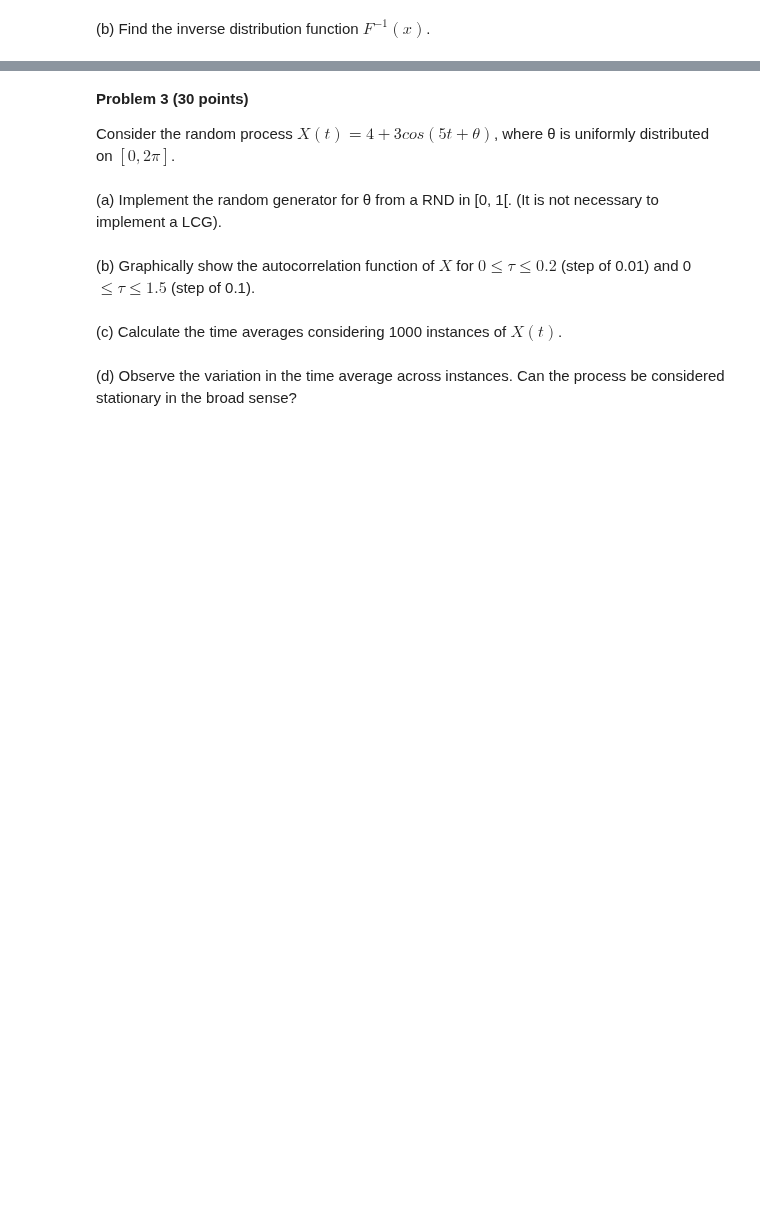
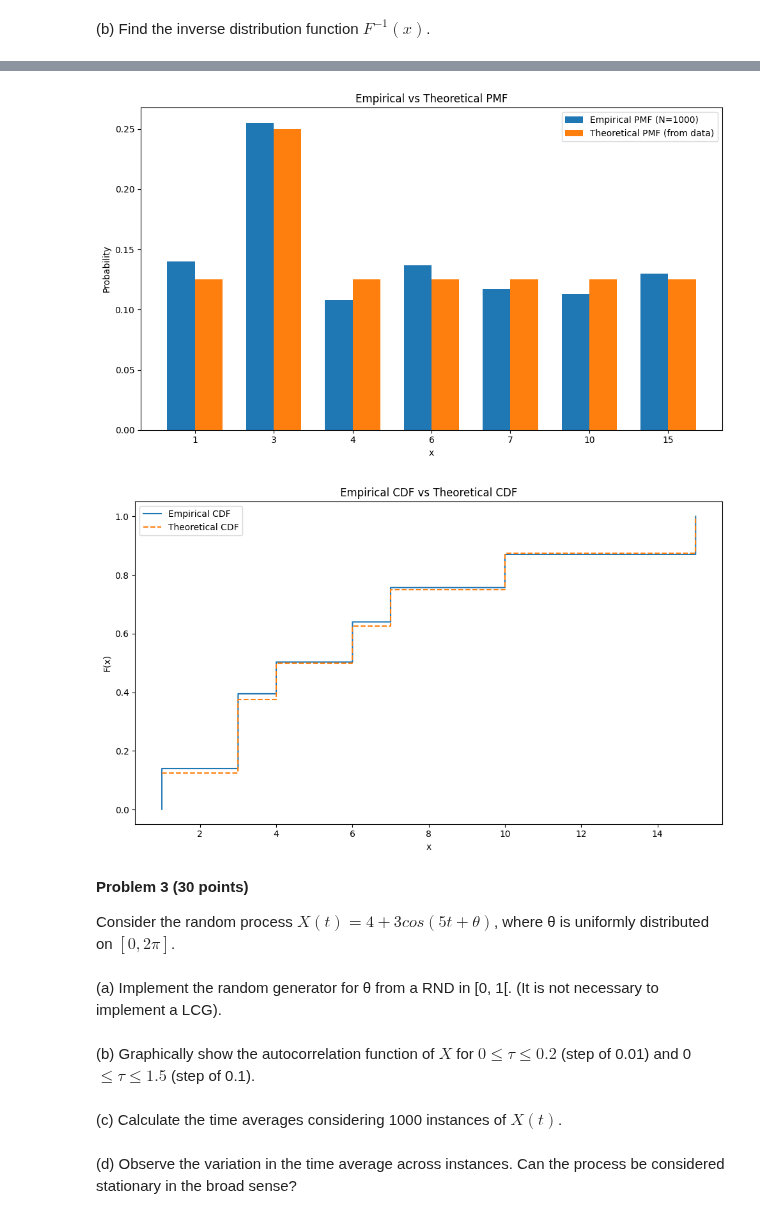
Before and after one commit to saulosgil/Disciplina_Modelagem-e-simula--o-de-sistemas, a Jupyter notebook: exercises/SE03/SE03_SauloGil.ipynb, the cells around one changed output, grey strips where cells are left out. Cells and saved outputs as stored; diff of their text form; code cells hidden in the pictures; blank space fills up the shorter version.

```diff
--- a/exercises/SE03/SE03_SauloGil.ipynb
+++ b/exercises/SE03/SE03_SauloGil.ipynb
@@ -115,2 +137,7 @@ $$x= \{1, 3, 3, 4, 6, 7, 10, 15\}$$
 # %% [markdown]
 (b) Find the inverse distribution function $F^{-1}(x)$.
+# %%
+def inv_cdf(u, vals=values, c=cdf):
+    # returns the smallest vals[j] such that c[j] >= u
+    idx = np.searchsorted(c, u, side='left')
+    return vals[idx]
@@ -116,0 +146,13 @@ $$x= \{1, 3, 3, 4, 6, 7, 10, 15\}$$
+# %%
+seed = 42
+np.random.seed(seed)
+
+N = 1000
+U = np.random.random(N)
+Xgen = np.array([inv_cdf(u) for u in U])
+
+print("First 20 Generated random values:")
+print(Xgen[0:20])  # print first 20 values
+unique, counts = np.unique(Xgen, return_counts=True)
+print("Unique values:", unique)
+print("Counts:", counts)
@@ -117,3 +166,49 @@ $$x= \{1, 3, 3, 4, 6, 7, 10, 15\}$$
+# %%
+# d. Empirical PMF vs theoretical
+vals_emp, counts_emp = np.unique(Xgen, return_counts=True)
+pmf_emp = counts_emp / N
+
+
+# Bar chart: empirical vs theoretical
+width = 0.35
+xpos = np.arange(len(values))
+
+plt.figure(figsize=(10, 6))
+plt.bar(xpos - width/2, pmf_emp, width=0.35, label='Empirical PMF (N=1000)')
+plt.bar(xpos + width/2, pmf_theoretical, width=0.35, label='Theoretical PMF (from data)')
+plt.xticks(xpos, values)
+plt.xlabel('x')
+plt.ylabel('Probability')
+plt.title('Empirical vs Theoretical PMF')
+plt.legend()
+plt.tight_layout()
+plt.show()
+
+# Empirical CDF (ECDF)
+Xsorted = np.sort(Xgen)
+Fecdf = np.arange(1, N+1) / N
+
+plt.figure(figsize=(10, 6))
+
+# stairs-like ECDF
+plt.step(Xsorted, Fecdf, where='post', label='Empirical CDF')
+
+# overlay theoretical CDF for comparison
+theory_x = np.r_[-np.inf, values]  # for visualization, start below min
+theory_F = np.r_[0.0, np.cumsum(pmf_theoretical)]
+tx_plot = np.r_[values, values[-1]]
+tF_plot = np.r_[np.cumsum(pmf_theoretical), 1.0]
+plt.step(tx_plot, tF_plot, where='post', label='Theoretical CDF', linestyle='--')
+
+plt.xlabel('x')
+plt.ylabel('F(x)')
+plt.title('Empirical CDF vs Theoretical CDF')
+plt.legend()
+plt.tight_layout()
+plt.show()
+# %% [output]
+[figure, added]
+[figure, added]
 # %% [markdown]
 **Problem 3 (30 points)**
 
```
Also changed, not shown: parts of 10 cells of this notebook.
